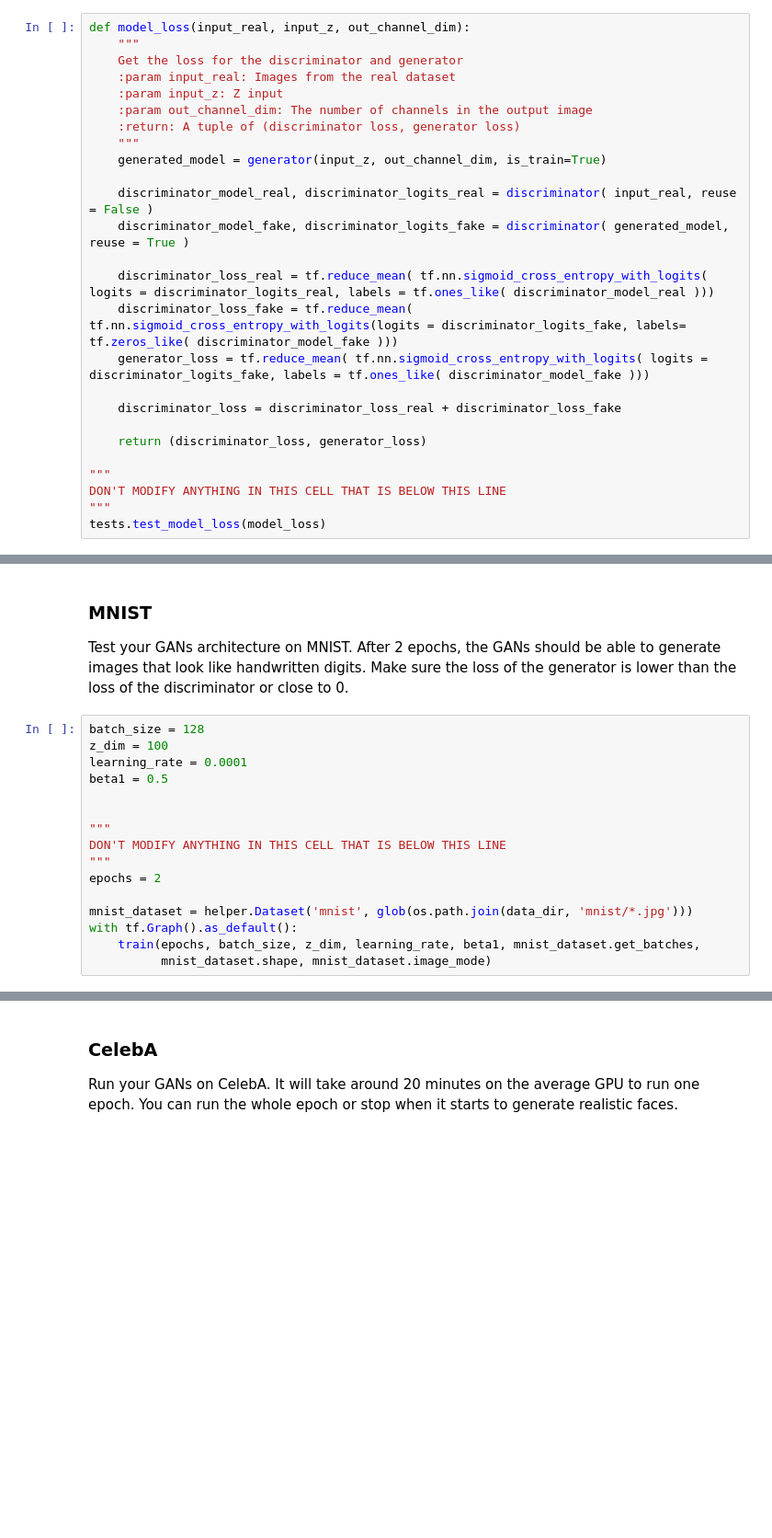
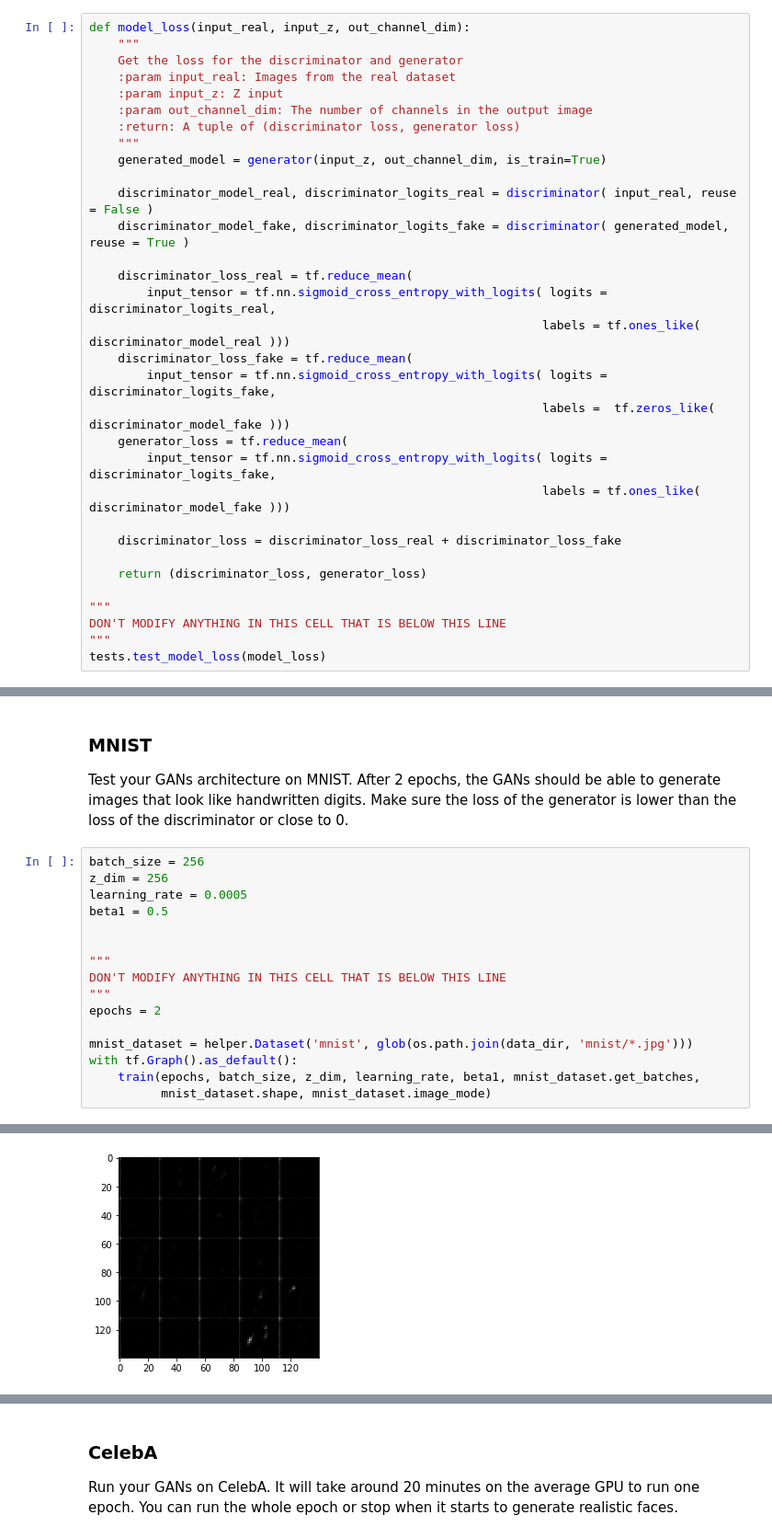
Before and after one commit to ricklentz/deep-learning, a Jupyter notebook: face_generation/dlnd_face_generation.ipynb, the cells around one changed output, grey strips where cells are left out. Shown at 92% size. Saved outputs shown, nothing was run; the diff lists cells and outputs as text; blank space fills up the shorter version.

```diff
--- a/face_generation/dlnd_face_generation.ipynb
+++ b/face_generation/dlnd_face_generation.ipynb
@@ -270,9 +303,15 @@ def model_loss(input_real, input_z, out_channel_dim):
     discriminator_model_real, discriminator_logits_real = discriminator( input_real, reuse = False )
     discriminator_model_fake, discriminator_logits_fake = discriminator( generated_model, reuse = True )
 
-    discriminator_loss_real = tf.reduce_mean( tf.nn.sigmoid_cross_entropy_with_logits( logits = discriminator_logits_real, labels = tf.ones_like( discriminator_model_real )))
-    discriminator_loss_fake = tf.reduce_mean( tf.nn.sigmoid_cross_entropy_with_logits(logits = discriminator_logits_fake, labels=  tf.zeros_like( discriminator_model_fake )))
-    generator_loss = tf.reduce_mean( tf.nn.sigmoid_cross_entropy_with_logits( logits = discriminator_logits_fake, labels = tf.ones_like( discriminator_model_fake )))
+    discriminator_loss_real = tf.reduce_mean(
+        input_tensor = tf.nn.sigmoid_cross_entropy_with_logits( logits = discriminator_logits_real,
+                                                               labels = tf.ones_like( discriminator_model_real )))
+    discriminator_loss_fake = tf.reduce_mean(
+        input_tensor = tf.nn.sigmoid_cross_entropy_with_logits( logits = discriminator_logits_fake,
+                                                               labels =  tf.zeros_like( discriminator_model_fake )))
+    generator_loss = tf.reduce_mean(
+        input_tensor = tf.nn.sigmoid_cross_entropy_with_logits( logits = discriminator_logits_fake,
+                                                               labels = tf.ones_like( discriminator_model_fake )))
 
     discriminator_loss = discriminator_loss_real + discriminator_loss_fake
 
@@ -414,9 +443,9 @@ def train(epoch_count, batch_size, z_dim, learning_rate, beta1, get_batches, dat
 ### MNIST
 Test your GANs architecture on MNIST.  After 2 epochs, the GANs should be able to generate images that look like handwritten digits.  Make sure the loss of the generator is lower than the loss of the discriminator or close to 0.
 # %%
-batch_size = 128
-z_dim = 100
-learning_rate = 0.0001
+batch_size = 256
+z_dim = 256
+learning_rate = 0.0005
 beta1 = 0.5
 
 
@@ -429,3 +458,4 @@ mnist_dataset = helper.Dataset('mnist', glob(os.path.join(data_dir, 'mnist/*.jpg
 with tf.Graph().as_default():
     train(epochs, batch_size, z_dim, learning_rate, beta1, mnist_dataset.get_batches,
           mnist_dataset.shape, mnist_dataset.image_mode)
+# %% [output]
@@ -431,0 +472 @@ with tf.Graph().as_default():
+[figure, added]
```
Also changed, not shown: parts of 9 cells of this notebook, 1 other file.
